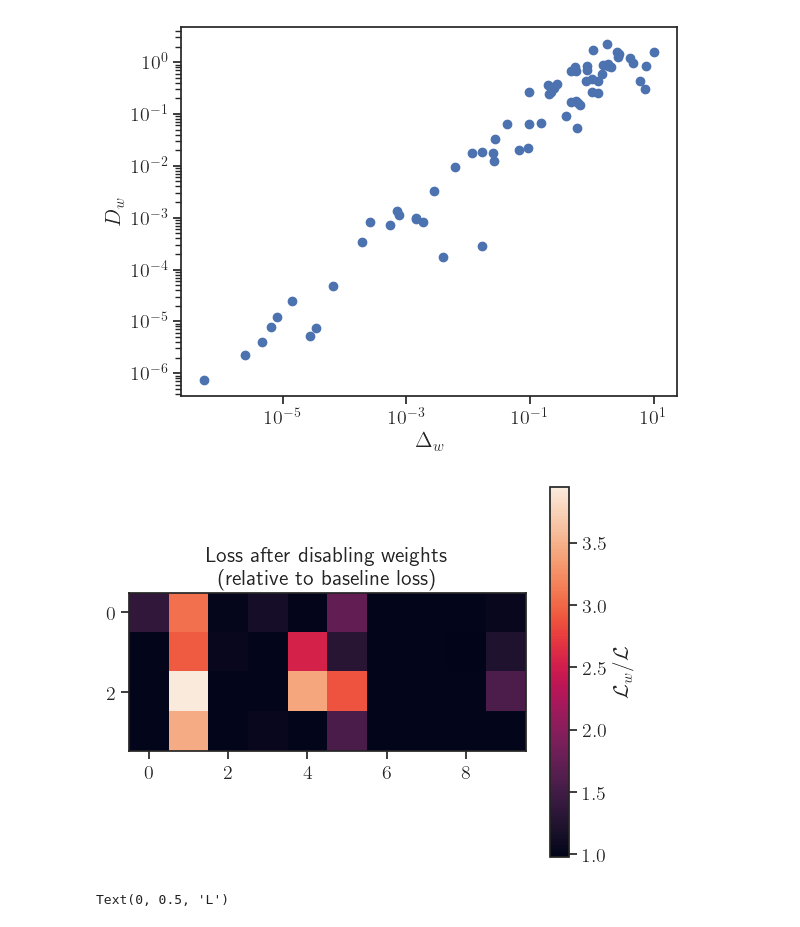
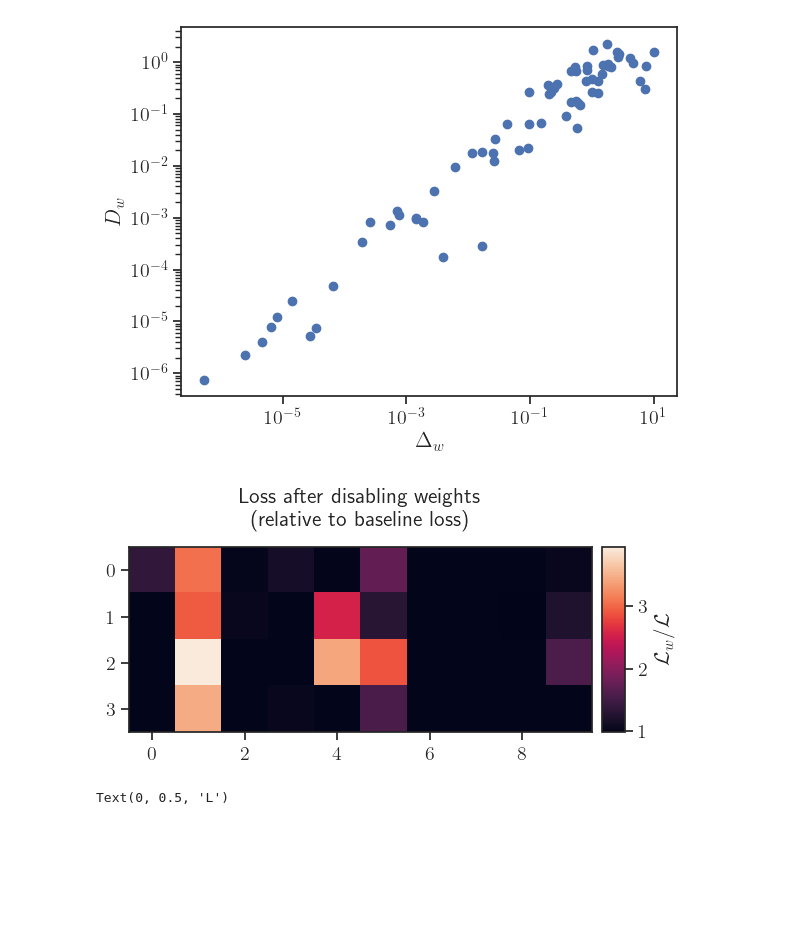
Before and after one commit to GitKalo/ann_dynamics, a Jupyter notebook: report_figures.ipynb, the cells around one changed output. Cells and saved outputs as stored; diff of their text form; code cells hidden in the pictures; blank space fills up the shorter version.

```diff
--- a/report_figures.ipynb
+++ b/report_figures.ipynb
@@ -73,7 +73,7 @@ for i_init in range(n_init)[:3] :
 
     ax[i_init].set_xlabel('iterations')
 ax[0].set_ylabel('$d(t)$')
-ax_ls.set_ylabel("$\mathcal{L}$")
+ax_ls.set_ylabel("$\mathcal{L}$", color='darkblue')
 
 plt.savefig('../report/figures/example.pdf')
 # %% [output]
@@ -120,7 +120,7 @@ for i, i_eps in enumerate(eps_indices) :
     ax_ls.plot(np.arange(0, dists.shape[-1], period), losses[i].T, color='darkblue', ls='--', alpha=0.1)
     ax_ls.tick_params(colors='darkblue', which='both')
 axs[0].set_ylabel('$d(t)$')
-ax_ls.set_ylabel("$\mathcal{L}$")
+ax_ls.set_ylabel("$\mathcal{L}$", color='darkblue')
 
 plt.savefig('../report/figures/epsilon_difference.pdf')
 # %% [output]
@@ -362,40 +362,46 @@ plt.savefig('../report/figures/weight_delta_dist.pdf')
 # %% [output]
 [figure]
 # %%
+from mpl_toolkits.axes_grid1 import make_axes_locatable
+
 # Weight "feature importance"
 with h5py.File('results/epsilon_full.h5', 'r') as f :
     weights_ds = f['weights']
 
     i_eps = 10
     i_init = 7
 
     ws = np.squeeze(iris_train.matrices_to_weights_list(weights_ds[i_eps,i_init,0][None,...], *iho))
 
 model = iris_train.get_empty_model(h_dim)
 w_final = ws[-1]
 model.set_weights(w_final)
 l_baseline = model.loss(y_train, model(x_train)).numpy()
 
 w_id = 0
 
 input_shape = w_final[w_id].shape
 l_change = np.empty(input_shape)
 for i in range(input_shape[0]) :
     for j in range(input_shape[1]) :
         w = [m.copy() for m in w_final]
         w[w_id][i,j] = 0
         model.set_weights(w)
         l = model.loss(y_train, model(x_train)).numpy()
         l_change[i,j] = l / l_baseline       # Relative to magnitude of baseline loss
 
-plt.imshow(l_change)
-plt.title(f"Loss after disabling weights \n(relative to baseline loss)")
-plt.colorbar(label="$\mathcal{L}_w/\mathcal{L}$")
+im = plt.imshow(l_change)
+ax = plt.gca()
+ax.set_title(f"Loss after disabling weights \n(relative to baseline loss)", pad=15)
+
+divider = make_axes_locatable(ax)
+cax = divider.append_axes('right', size='5%', pad=0.1)
+plt.colorbar(im, cax=cax, label="$\mathcal{L}_w/\mathcal{L}$")
 l_baseline
 
 plt.savefig('../report/figures/weight_loss.pdf')
 # %% [output]
-[figure, old version]
+[figure, new version]
 # %%
 plt.scatter(np.abs(w_final[0].flatten()), l_change.flatten())
 plt.xlabel('w')
```
Also changed, not shown: parts of 33 cells of this notebook, 1 other file.
